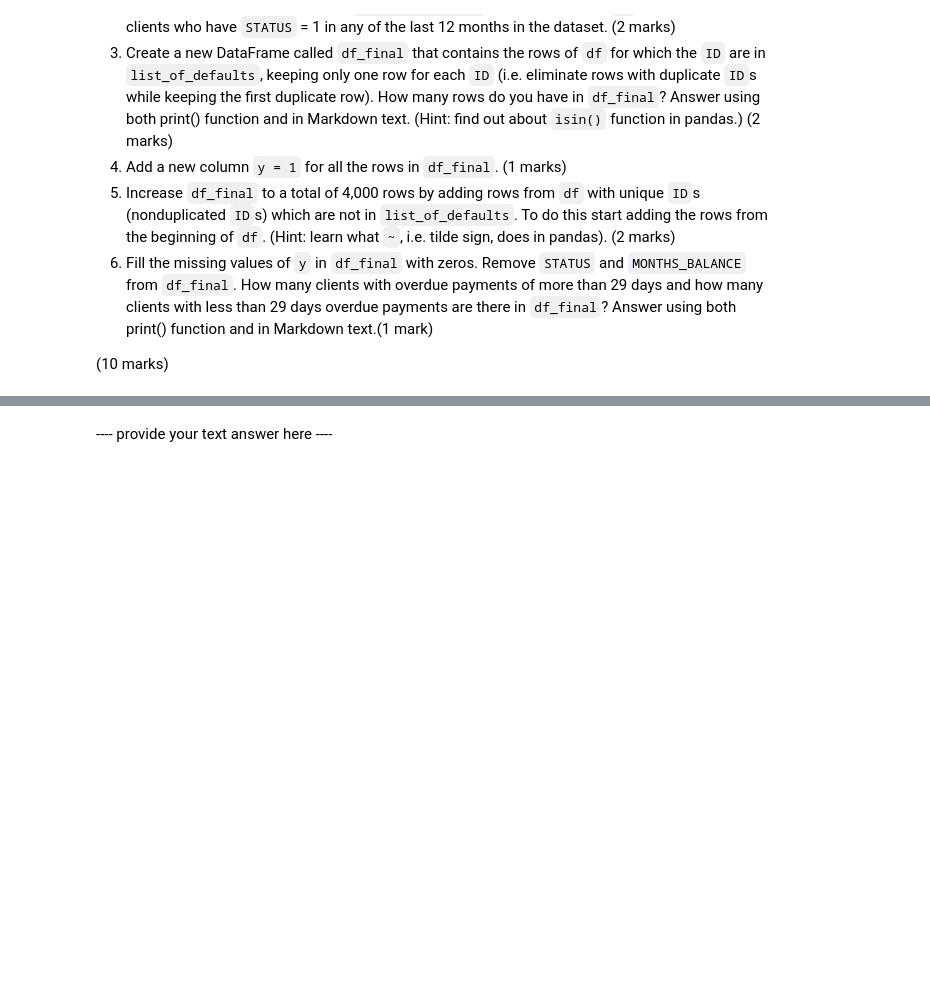
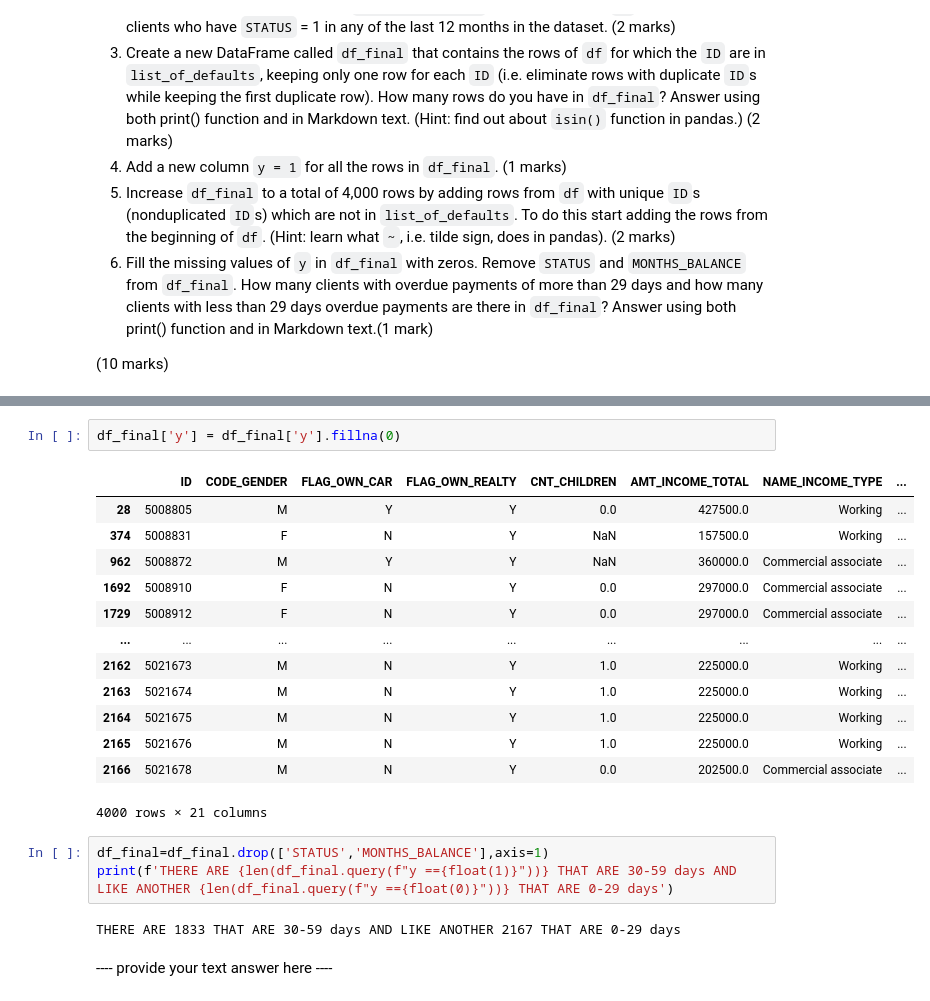
Before and after one commit to emmabarrett1/Advanced-analytics-techniques2, a Jupyter notebook: Assignment 2/xxxxxxxx.ipynb, the cells around one changed output, grey strips where cells are left out. Drawn from its saved outputs; the diff is of its cells as text; blank space fills up the shorter version.

```diff
--- a/Assignment 2/xxxxxxxx.ipynb
+++ b/Assignment 2/xxxxxxxx.ipynb
@@ -177,3 +179,24 @@ Empty
+# %%
+df_final['y'] = df_final['y'].fillna(0)
+# %% [output]
+|  | ID | CODE_GENDER | FLAG_OWN_CAR | FLAG_OWN_REALTY | CNT_CHILDREN | AMT_INCOME_TOTAL | NAME_INCOME_TYPE | ... |
+| 28 | 5008805 | M | Y | Y | 0.0 | 427500.0 | Working | ... |
+| 374 | 5008831 | F | N | Y | NaN | 157500.0 | Working | ... |
+| 962 | 5008872 | M | Y | Y | NaN | 360000.0 | Commercial associate | ... |
+| 1692 | 5008910 | F | N | Y | 0.0 | 297000.0 | Commercial associate | ... |
+| 1729 | 5008912 | F | N | Y | 0.0 | 297000.0 | Commercial associate | ... |
+| ... | ... | ... | ... | ... | ... | ... | ... | ... |
+| 2162 | 5021673 | M | N | Y | 1.0 | 225000.0 | Working | ... |
+| 2163 | 5021674 | M | N | Y | 1.0 | 225000.0 | Working | ... |
+| 2164 | 5021675 | M | N | Y | 1.0 | 225000.0 | Working | ... |
+| 2165 | 5021676 | M | N | Y | 1.0 | 225000.0 | Working | ... |
+| 2166 | 5021678 | M | N | Y | 0.0 | 202500.0 | Commercial associate | ... |
+4000 rows × 21 columns
+# %%
+df_final=df_final.drop(['STATUS','MONTHS_BALANCE'],axis=1)
+print(f'THERE ARE {len(df_final.query(f"y =={float(1)}"))} THAT ARE 30-59 days AND LIKE ANOTHER {len(df_final.query(f"y =={float(0)}"))} THAT ARE 0-29 days')
+# %% [output]
+THERE ARE 1833 THAT ARE 30-59 days AND LIKE ANOTHER 2167 THAT ARE 0-29 days
 # %% [markdown]
 ---- provide your text answer here ----
 # %% [markdown]
```
Also changed, not shown: parts of 20 cells of this notebook.
